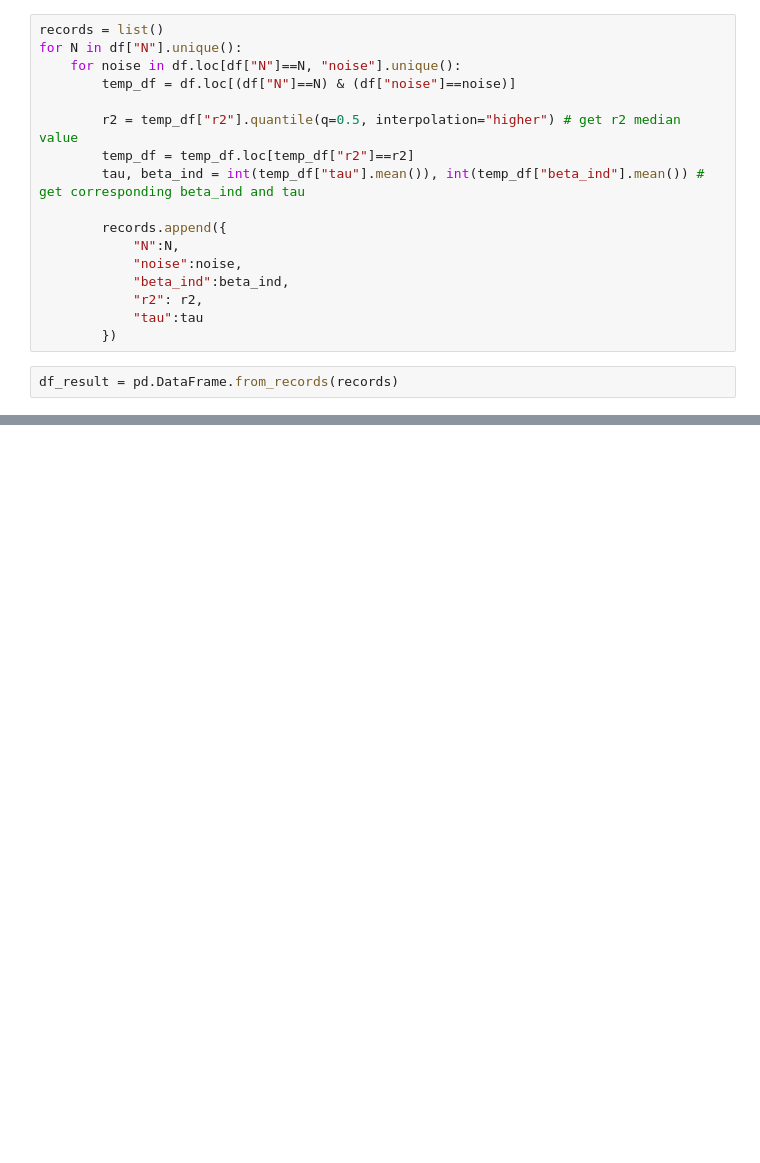
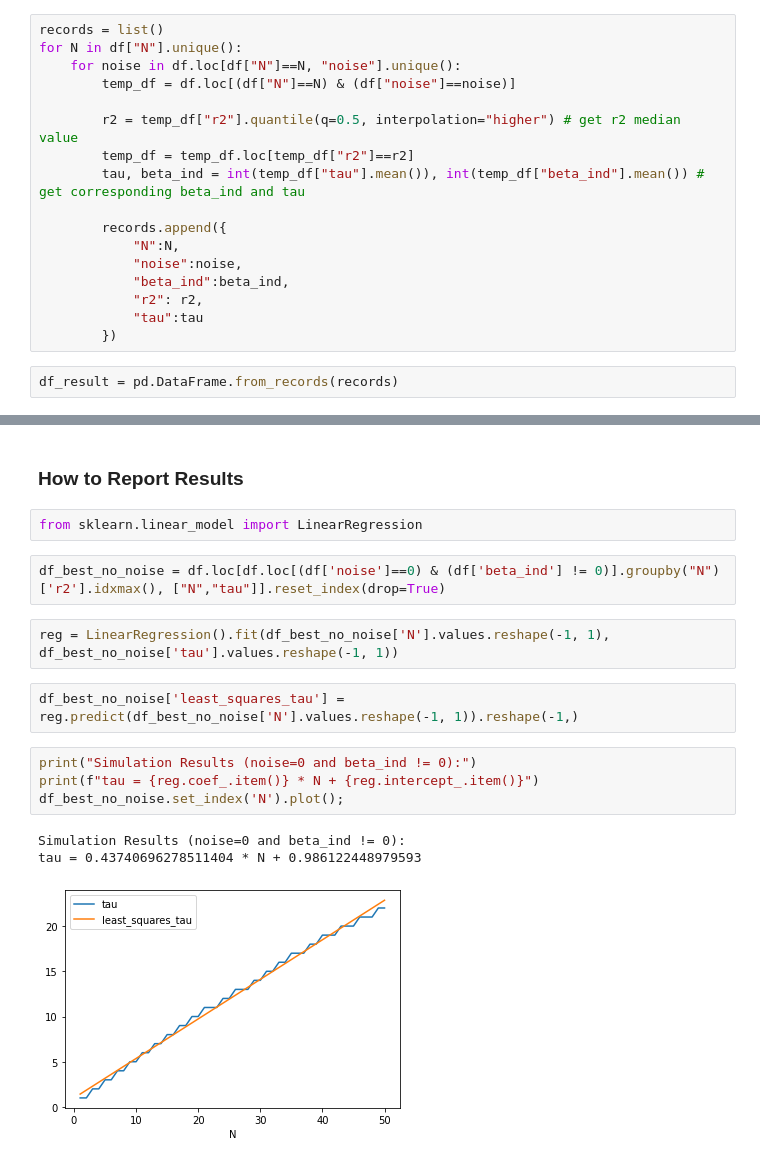
Before and after one commit to yuvfried/seminar-workshop, a Jupyter notebook: notebooks/N_tau_relationship.ipynb, the cells around one changed output, grey strips where cells are left out. Cells and saved outputs as stored; diff of their text form; blank space fills up the shorter version.

```diff
--- a/notebooks/N_tau_relationship.ipynb
+++ b/notebooks/N_tau_relationship.ipynb
@@ -44,2 +45,20 @@ df_result.plot(kind="scatter", x="N", y="tau", c="noise", cmap="viridis",
 os.makedirs("../data/n_tau_0.0.1/plots", exist_ok=True)
 fig.write_html("../data/n_tau_0.0.1/plots/N_tau_relationship.html")
+# %% [markdown]
+### How to Report Results
+# %%
+from sklearn.linear_model import LinearRegression
+# %%
+df_best_no_noise = df.loc[df.loc[(df['noise']==0) & (df['beta_ind'] != 0)].groupby("N")['r2'].idxmax(), ["N","tau"]].reset_index(drop=True)
+# %%
+reg = LinearRegression().fit(df_best_no_noise['N'].values.reshape(-1, 1), df_best_no_noise['tau'].values.reshape(-1, 1))
+# %%
+df_best_no_noise['least_squares_tau'] = reg.predict(df_best_no_noise['N'].values.reshape(-1, 1)).reshape(-1,)
+# %%
+print("Simulation Results (noise=0 and beta_ind != 0):")
+print(f"tau = {reg.coef_.item()} * N + {reg.intercept_.item()}")
+df_best_no_noise.set_index('N').plot();
+# %% [output]
+Simulation Results (noise=0 and beta_ind != 0):
+tau = 0.43740696278511404 * N + 0.986122448979593
+[figure, added]
```
Also changed, not shown: parts of 4 cells of this notebook, 1 other file.
